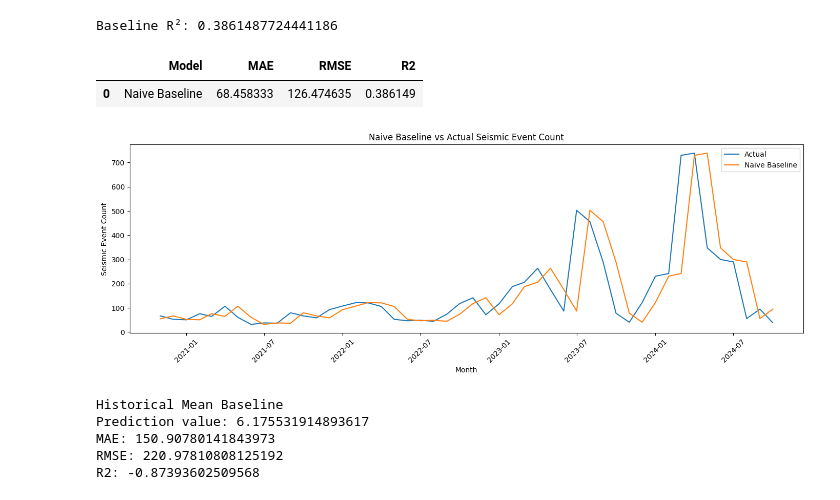
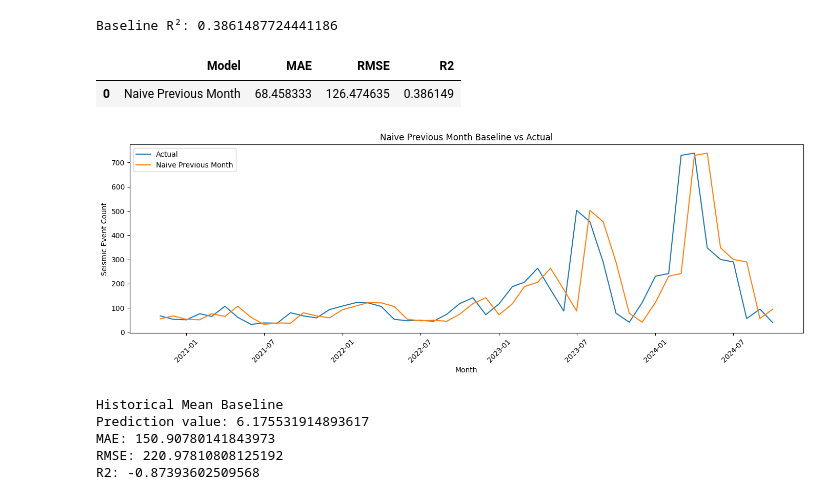
Before and after one commit to hassnainnisar/Predict_seismic_events_from_geological_features_Machine_Learning_MOD_B, a Jupyter notebook: Machine_Learning_MOD_B.ipynb, the cells around one changed output. Saved outputs shown, nothing was run; the diff lists cells and outputs as text; code cells hidden in the pictures.

```diff
--- a/Machine_Learning_MOD_B.ipynb
+++ b/Machine_Learning_MOD_B.ipynb
@@ -1690,7 +1652,7 @@ print("Baseline R²:", baseline_r2)
 Baseline R²: 0.3861487724441186
 # %%
 baseline_results = pd.DataFrame({
-    'Model': ['Naive Baseline'],
+    'Model': ['Naive Previous Month'],
     'MAE': [baseline_mae],
     'RMSE': [baseline_rmse],
     'R2': [baseline_r2]
@@ -1699,33 +1661,33 @@ baseline_results = pd.DataFrame({
 display(baseline_results)
 # %% [output]
 |  | Model | MAE | RMSE | R2 |
-| 0 | Naive Baseline | 68.458333 | 126.474635 | 0.386149 |
+| 0 | Naive Previous Month | 68.458333 | 126.474635 | 0.386149 |
 # %%
 plt.figure(figsize=(14, 5))
 
 plt.plot(
     test_data['Month'],
     baseline_actual,
     label='Actual'
 )
 
 plt.plot(
     test_data['Month'],
     baseline_predictions,
-    label='Naive Baseline'
+    label='Naive Previous Month'
 )
 
-plt.title('Naive Baseline vs Actual Seismic Event Count')
+plt.title('Naive Previous Month Baseline vs Actual')
 plt.xlabel('Month')
 plt.ylabel('Seismic Event Count')
 
 plt.legend()
 plt.xticks(rotation=45)
 
 plt.tight_layout()
 plt.show()
 # %% [output]
-[figure, old version]
+[figure, new version]
 # %%
 training_mean = y_train.mean()
 
```
Also changed, not shown: parts of 92 cells of this notebook.
